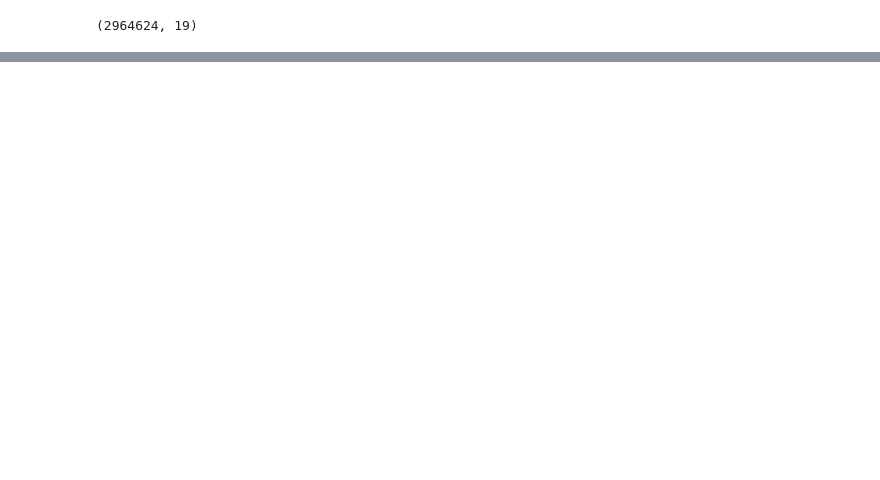
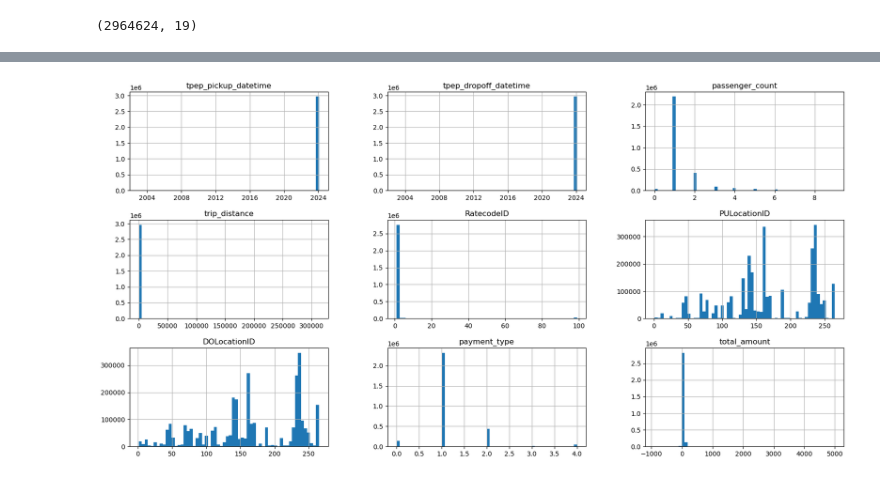
Before and after one commit to Tandoh3/New-York-Taxi-Analysis, a Jupyter notebook: Presentable Notebook.ipynb, the cells around one changed output, grey strips where cells are left out. Saved outputs shown, nothing was run; the diff lists cells and outputs as text; code cells hidden in the pictures; blank space fills up the shorter version.

Commit message:
Data Exploration done

```diff
--- a/Presentable Notebook.ipynb
+++ b/Presentable Notebook.ipynb
@@ -23,5 +40,5 @@ import pyarrow.parquet as pq
 <br>
 [Back to the Top](#table-of-contents)
 # %%
-taxi_df = pd.read_parquet("data/yellow_tripdata_2024-01.parquet")
-taxi_df.head()
+taxi_jan_2024 = pd.read_parquet("data/yellow_tripdata_2024-01.parquet")
+taxi_df = pd.concat([taxi_jan_2024])
@@ -43,0 +84,5 @@ taxi_df.shape
+# %%
+taxi_data = taxi_df[['tpep_pickup_datetime', 'tpep_dropoff_datetime',
+       'passenger_count', 'trip_distance', 'RatecodeID',
+       'PULocationID', 'DOLocationID', 'payment_type',
+       'total_amount']]
@@ -43,0 +102,6 @@ taxi_df.shape
+# %%
+#plotting help explore the data
+taxi_data.hist(figsize=(20, 10), bins =60)
+plt.show()
+# %% [output]
+[figure, added]
```
Also changed, not shown: parts of 31 cells of this notebook.
